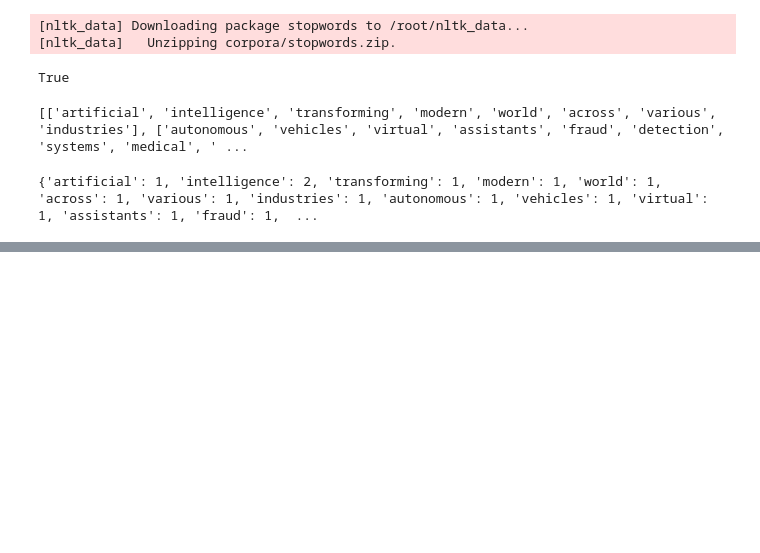
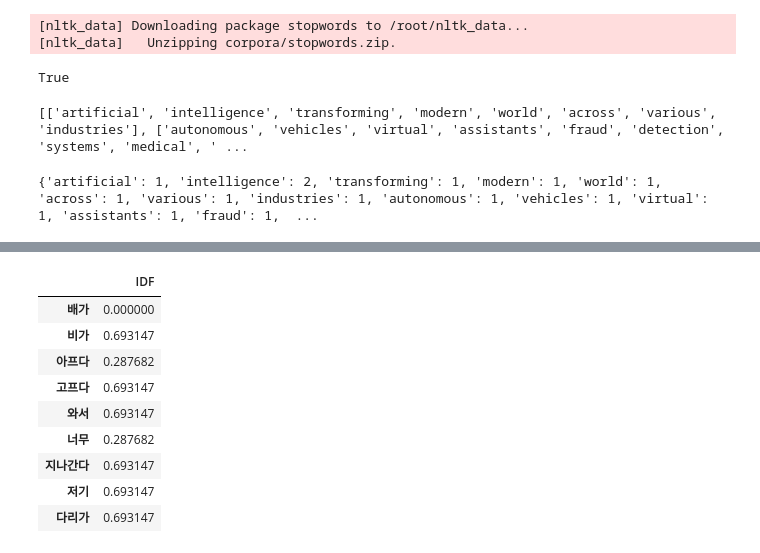
Before and after one commit to junwoochoi33/NLPPractice, a Jupyter notebook: nlp_01_practice_02.ipynb, the cells around one changed output, grey strips where cells are left out. Saved outputs shown, nothing was run; the diff lists cells and outputs as text; code cells hidden in the pictures; blank space fills up the shorter version.

```diff
--- a/nlp_01_practice_02.ipynb
+++ b/nlp_01_practice_02.ipynb
@@ -67,0 +307,19 @@ print(vocabulary)
+# %%
+result = []
+for j in range(len(vocabulary)):
+  t = vocabulary[j]
+  result.append(idf(t))
+
+inverse_df = pd.DataFrame(result, index=vocabulary, columns=["IDF"])
+inverse_df
+# %% [output]
+|  | IDF |
+| 배가 | 0.000000 |
+| 비가 | 0.693147 |
+| 아프다 | 0.287682 |
+| 고프다 | 0.693147 |
+| 와서 | 0.693147 |
+| 너무 | 0.287682 |
+| 지나간다 | 0.693147 |
+| 저기 | 0.693147 |
+| 다리가 | 0.693147 |
```
Also changed, not shown: parts of 38 cells of this notebook.
